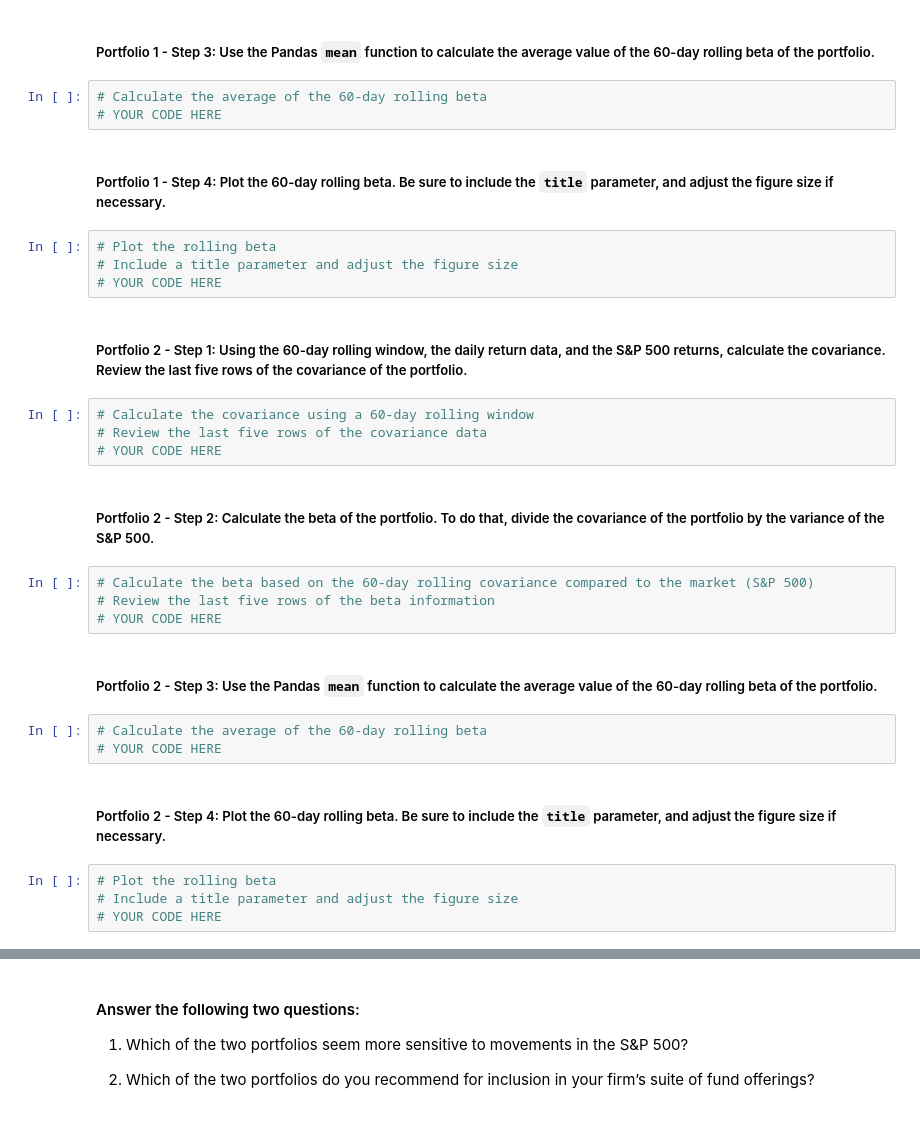
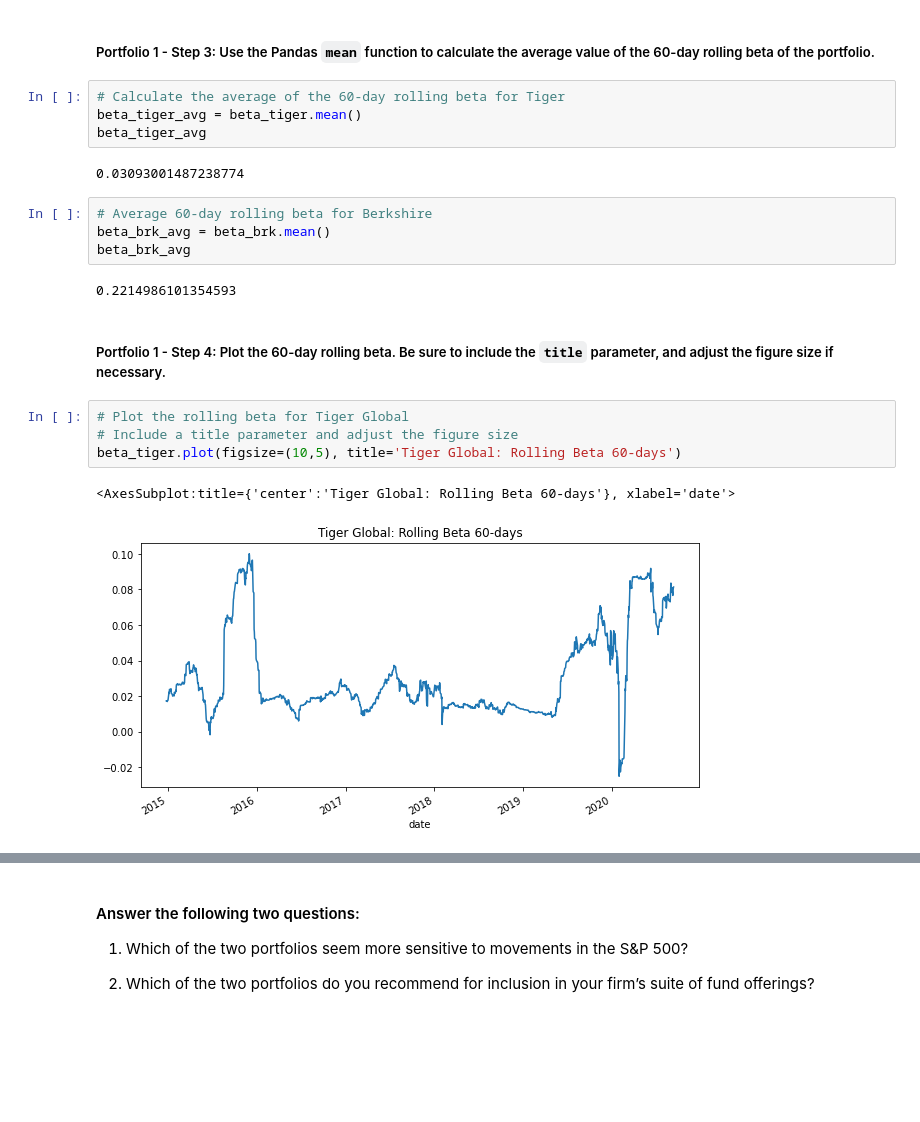
Before and after one commit to AquibaB/Analysis-investment-portfolio, a Jupyter notebook: risk_return_analysis.ipynb, the cells around one changed output, grey strips where cells are left out. Cells and saved outputs as stored; diff of their text form; blank space fills up the shorter version.

Commit message:
portfolios comps

```diff
--- a/risk_return_analysis.ipynb
+++ b/risk_return_analysis.ipynb
@@ -434,34 +443,23 @@ dtype: float64
 # %% [markdown]
 ##### Portfolio 1 - Step 3: Use the Pandas `mean` function to calculate the average value of the 60-day rolling beta of the portfolio.
 # %%
-# Calculate the average of the 60-day rolling beta
-# YOUR CODE HERE
+# Calculate the average of the 60-day rolling beta for Tiger
+beta_tiger_avg = beta_tiger.mean()
+beta_tiger_avg
+# %% [output]
+0.03093001487238774
+# %%
+# Average 60-day rolling beta for Berkshire
+beta_brk_avg = beta_brk.mean()
+beta_brk_avg
+# %% [output]
+0.2214986101354593
 # %% [markdown]
 ##### Portfolio 1 - Step 4: Plot the 60-day rolling beta. Be sure to include the `title` parameter, and adjust the figure size if necessary.
 # %%
-# Plot the rolling beta
+# Plot the rolling beta for Tiger Global
 # Include a title parameter and adjust the figure size
-# YOUR CODE HERE
+beta_tiger.plot(figsize=(10,5), title='Tiger Global: Rolling Beta 60-days')
+# %% [output]
+<AxesSubplot:title={'center':'Tiger Global: Rolling Beta 60-days'}, xlabel='date'>
+[figure, added]
-# %% [markdown]
-##### Portfolio 2 - Step 1: Using the 60-day rolling window, the daily return data, and the S&P 500 returns, calculate the covariance. Review the last five rows of the covariance of the portfolio.
-# %%
-# Calculate the covariance using a 60-day rolling window
-# Review the last five rows of the covariance data
-# YOUR CODE HERE
-# %% [markdown]
-##### Portfolio 2 - Step 2: Calculate the beta of the portfolio. To do that, divide the covariance of the portfolio by the variance of the S&P 500.
-# %%
-# Calculate the beta based on the 60-day rolling covariance compared to the market (S&P 500)
-# Review the last five rows of the beta information
-# YOUR CODE HERE
-# %% [markdown]
-##### Portfolio 2 - Step 3: Use the Pandas `mean` function to calculate the average value of the 60-day rolling beta of the portfolio.
-# %%
-# Calculate the average of the 60-day rolling beta
-# YOUR CODE HERE
-# %% [markdown]
-##### Portfolio 2 - Step 4: Plot the 60-day rolling beta. Be sure to include the `title` parameter, and adjust the figure size if necessary.
-# %%
-# Plot the rolling beta
-# Include a title parameter and adjust the figure size
-# YOUR CODE HERE
```
Also changed, not shown: parts of 8 cells of this notebook.
